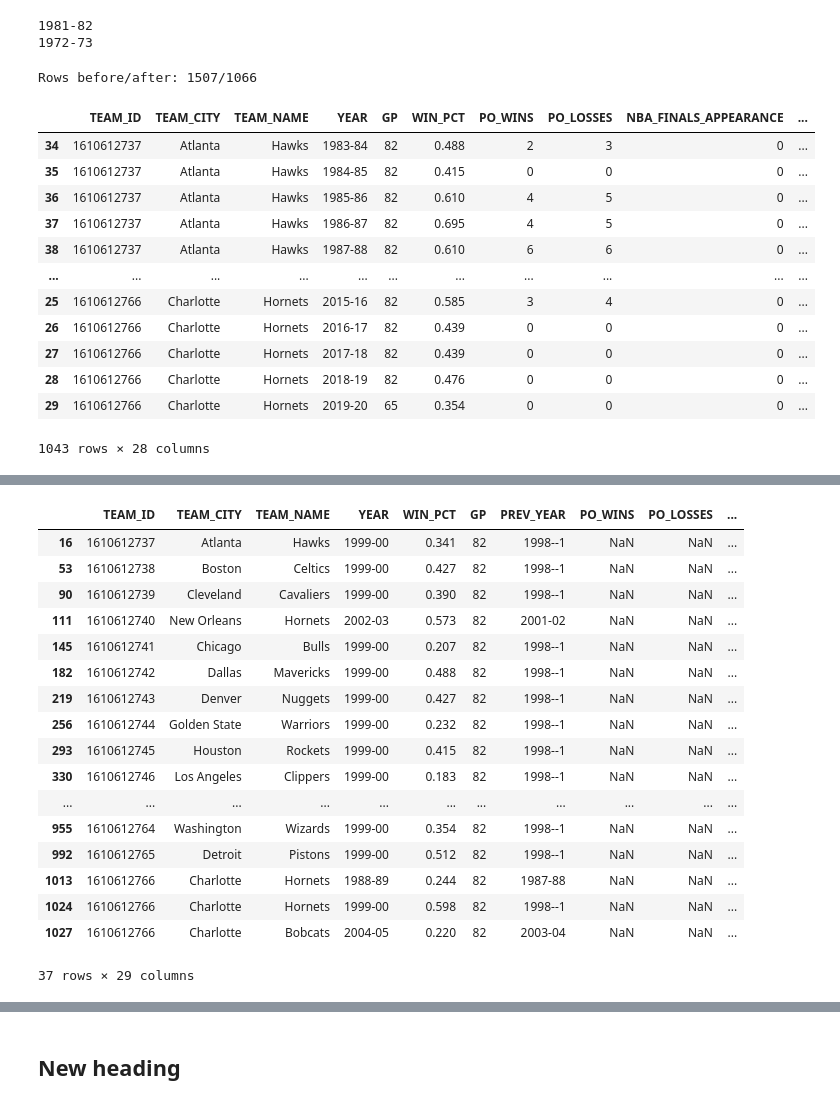
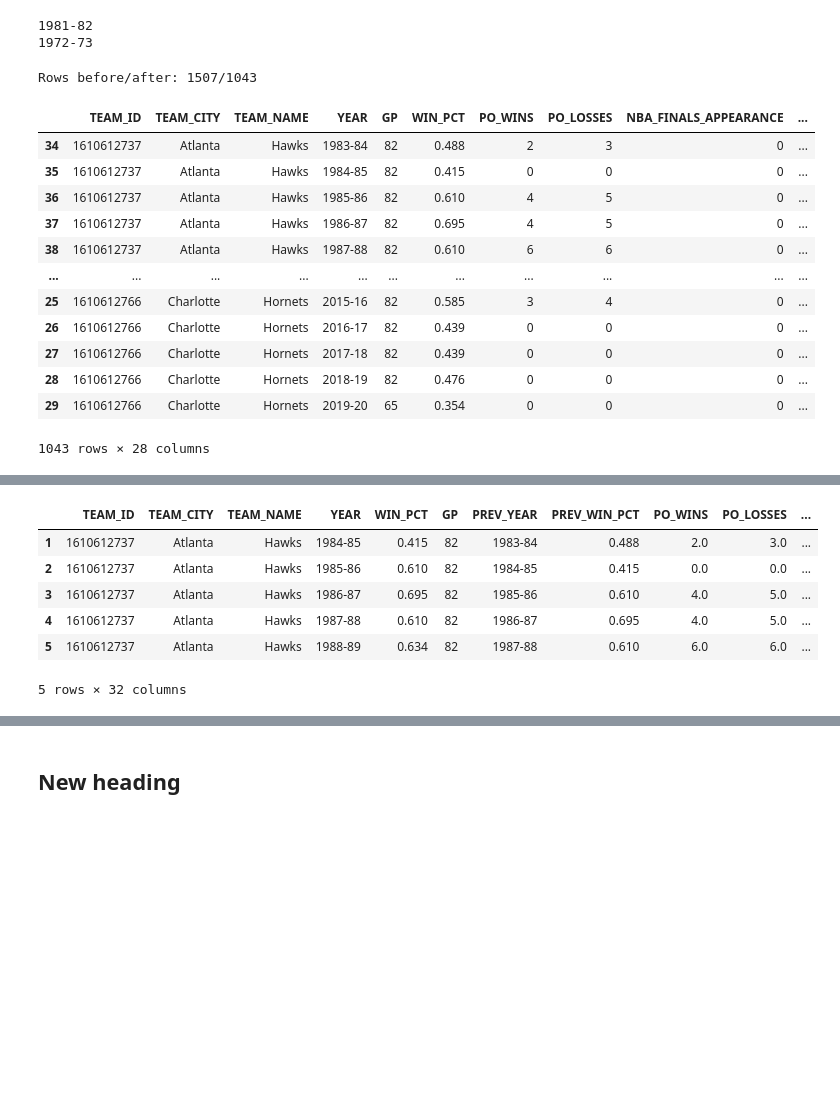
Before and after one commit to LarsShaq/Coursera_Capstone, a Jupyter notebook: NBA.ipynb, the cells around one changed output, grey strips where cells are left out. Saved outputs shown, nothing was run; the diff lists cells and outputs as text; code cells hidden in the pictures; blank space fills up the shorter version.

```diff
--- a/NBA.ipynb
+++ b/NBA.ipynb
@@ -62,13 +62,14 @@ print(teams_df[teams_df["REB"]==0]["YEAR"].max())
 # %%
 # How many entries would fall if only consider after 1981-82 season
 new_teams_df = teams_df[teams_df["YEAR"]>"1982-83"].copy()
-print("Rows before/after: {}/{}".format(len(teams_df), len(new_df)))
+print("Rows before/after: {}/{}".format(len(teams_df), len(new_teams_df)))
 
 # Fill nba finals appearance with 0 where N/A
 new_teams_df.loc[new_teams_df["NBA_FINALS_APPEARANCE"]=="N/A","NBA_FINALS_APPEARANCE"] = 0
+
 new_teams_df
 # %% [output]
-Rows before/after: 1507/1066
+Rows before/after: 1507/1043
 |  | TEAM_ID | TEAM_CITY | TEAM_NAME | YEAR | GP | WIN_PCT | PO_WINS | PO_LOSSES | NBA_FINALS_APPEARANCE | ... |
 | 34 | 1610612737 | Atlanta | Hawks | 1983-84 | 82 | 0.488 | 2 | 3 | 0 | ... |
 | 35 | 1610612737 | Atlanta | Hawks | 1984-85 | 82 | 0.415 | 0 | 0 | 0 | ... |
@@ -82,18 +83,42 @@ Rows before/after: 1507/1066
 | 28 | 1610612766 | Charlotte | Hornets | 2018-19 | 82 | 0.476 | 0 | 0 | 0 | ... |
 | 29 | 1610612766 | Charlotte | Hornets | 2019-20 | 65 | 0.354 | 0 | 0 | 0 | ... |
 1043 rows × 28 columns
+# %%
+def to_previous_year(year):
+    if year[5:7]!="00":
+        prev_year = str(int(year[0:4])+-1).zfill(2)+"-"+str(int(year[5:7])-1).zfill(2)
+    else:
+        prev_year = str(int(year[0:4])+-1).zfill(2)+"-99"
+    return prev_year
 # %%
 # Create a new dataframe where the WIN_PCT and YEAR are togehter with the stats from the previous year
 keep_columns = ["TEAM_ID","TEAM_CITY", "TEAM_NAME","YEAR","WIN_PCT", "GP"]
 before_season_df = new_teams_df[keep_columns].copy()
-before_season_df["PREV_YEAR"] = before_season_df["YEAR"].apply(lambda x: str(int(x[0:4])+-1).zfill(2)+"-"+str(int(x[5:7])-1).zfill(2))
+before_season_df["PREV_YEAR"] = before_season_df["YEAR"].apply(lambda x: to_previous_year(x))
 before_season_df = pd.merge(before_season_df,new_teams_df, left_on=["PREV_YEAR", "TEAM_ID"], \
                             right_on=["YEAR","TEAM_ID"], how="left")
-drop_columns= [x+"_y" for x in keep_columns if x!="TEAM_ID"]
+# Remove duplicate values from merge, besides WIN_PCT, the one from the previous year can be strong predictor
+drop_columns= [x+"_y" for x in keep_columns if x!="TEAM_ID" and x!="WIN_PCT"]
 before_season_df.drop(drop_columns, axis=1, inplace=True)
 before_season_df.rename(columns={"TEAM_CITY_x":"TEAM_CITY", "TEAM_NAME_x":"TEAM_NAME","YEAR_x":"YEAR",\
-                                 "WIN_PCT_x":"WIN_PCT","GP_x":"GP"}, inplace=True)
+                                 "WIN_PCT_x":"WIN_PCT","GP_x":"GP", "WIN_PCT_y":"PREV_WIN_PCT"}, inplace=True)
 before_season_df = before_season_df[before_season_df["YEAR"]>"1983-84"]
+
 print(before_season_df.isna().sum())
-before_season_df[before_season_df.isna().any(axis=1)]
+
+# Drop 8 columns where NaN
+before_season_df.dropna(axis=0, inplace=True)
+
+# Divide Final Appearance into appered/won variable
+before_season_df["WON"] = before_season_df["NBA_FINALS_APPEARANCE"]
+before_season_df.loc[before_season_df["NBA_FINALS_APPEARANCE"]=="LEAGUE CHAMPION","NBA_FINALS_APPEARANCE"] = 1
+before_season_df.loc[before_season_df["NBA_FINALS_APPEARANCE"]=="FINALS APPEARANCE","NBA_FINALS_APPEARANCE"] = 1
+before_season_df.loc[before_season_df["WON"]=="LEAGUE CHAMPION","WON"] = 1
+before_season_df.loc[before_season_df["WON"]=="FINALS APPEARANCE","WON"] = 0
+before_season_df = before_season_df.astype({"NBA_FINALS_APPEARANCE":int, "WON":int})
+
+# Add column for playoff games played
+before_season_df["PO_GAMES"] = before_season_df["PO_WINS"]+before_season_df["PO_LOSSES"]
+
+before_season_df.head()
 # %% [output]
@@ -116,19 +141,8 @@ PTS_RANK                 37
 dtype: int64
-|  | TEAM_ID | TEAM_CITY | TEAM_NAME | YEAR | WIN_PCT | GP | PREV_YEAR | PO_WINS | PO_LOSSES | ... |
-| 16 | 1610612737 | Atlanta | Hawks | 1999-00 | 0.341 | 82 | 1998--1 | NaN | NaN | ... |
-| 53 | 1610612738 | Boston | Celtics | 1999-00 | 0.427 | 82 | 1998--1 | NaN | NaN | ... |
-| 90 | 1610612739 | Cleveland | Cavaliers | 1999-00 | 0.390 | 82 | 1998--1 | NaN | NaN | ... |
-| 111 | 1610612740 | New Orleans | Hornets | 2002-03 | 0.573 | 82 | 2001-02 | NaN | NaN | ... |
-| 145 | 1610612741 | Chicago | Bulls | 1999-00 | 0.207 | 82 | 1998--1 | NaN | NaN | ... |
-| 182 | 1610612742 | Dallas | Mavericks | 1999-00 | 0.488 | 82 | 1998--1 | NaN | NaN | ... |
-| 219 | 1610612743 | Denver | Nuggets | 1999-00 | 0.427 | 82 | 1998--1 | NaN | NaN | ... |
-| 256 | 1610612744 | Golden State | Warriors | 1999-00 | 0.232 | 82 | 1998--1 | NaN | NaN | ... |
-| 293 | 1610612745 | Houston | Rockets | 1999-00 | 0.415 | 82 | 1998--1 | NaN | NaN | ... |
-| 330 | 1610612746 | Los Angeles | Clippers | 1999-00 | 0.183 | 82 | 1998--1 | NaN | NaN | ... |
-| ... | ... | ... | ... | ... | ... | ... | ... | ... | ... | ... |
-| 955 | 1610612764 | Washington | Wizards | 1999-00 | 0.354 | 82 | 1998--1 | NaN | NaN | ... |
-| 992 | 1610612765 | Detroit | Pistons | 1999-00 | 0.512 | 82 | 1998--1 | NaN | NaN | ... |
-| 1013 | 1610612766 | Charlotte | Hornets | 1988-89 | 0.244 | 82 | 1987-88 | NaN | NaN | ... |
-| 1024 | 1610612766 | Charlotte | Hornets | 1999-00 | 0.598 | 82 | 1998--1 | NaN | NaN | ... |
-| 1027 | 1610612766 | Charlotte | Bobcats | 2004-05 | 0.220 | 82 | 2003-04 | NaN | NaN | ... |
+|  | TEAM_ID | TEAM_CITY | TEAM_NAME | YEAR | WIN_PCT | GP | PREV_YEAR | PREV_WIN_PCT | PO_WINS | PO_LOSSES | ... |
+| 1 | 1610612737 | Atlanta | Hawks | 1984-85 | 0.415 | 82 | 1983-84 | 0.488 | 2.0 | 3.0 | ... |
+| 2 | 1610612737 | Atlanta | Hawks | 1985-86 | 0.610 | 82 | 1984-85 | 0.415 | 0.0 | 0.0 | ... |
+| 3 | 1610612737 | Atlanta | Hawks | 1986-87 | 0.695 | 82 | 1985-86 | 0.610 | 4.0 | 5.0 | ... |
+| 4 | 1610612737 | Atlanta | Hawks | 1987-88 | 0.610 | 82 | 1986-87 | 0.695 | 4.0 | 5.0 | ... |
+| 5 | 1610612737 | Atlanta | Hawks | 1988-89 | 0.634 | 82 | 1987-88 | 0.610 | 6.0 | 6.0 | ... |
-37 rows × 29 columns
+5 rows × 32 columns
```
Also changed, not shown: parts of 33 cells of this notebook.
